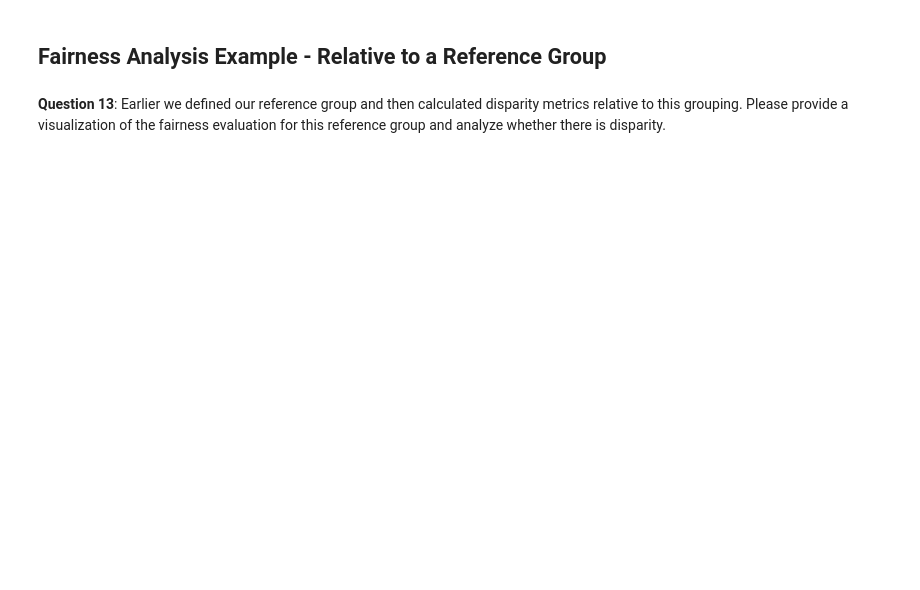
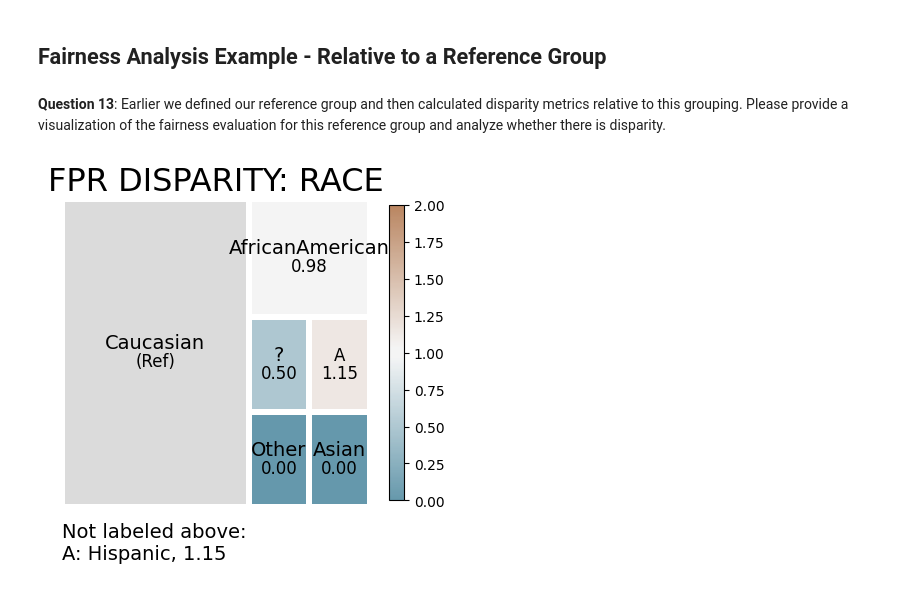
Before and after one commit to nathan-standafer/cd0372-Applying-AI-to-EHR-Data, a Jupyter notebook: project/starter_code/student_project.ipynb, the cells around one changed output. Saved outputs shown, nothing was run; the diff lists cells and outputs as text; code cells hidden in the pictures; blank space fills up the shorter version.

```diff
--- a/project/starter_code/student_project.ipynb
+++ b/project/starter_code/student_project.ipynb
@@ -1010,3 +1032,6 @@ fdf = f.get_group_value_fairness(bdf)
 **Question 13**: Earlier we defined our reference group and then calculated disparity metrics relative to this grouping. Please provide a visualization of the fairness evaluation for this reference group and analyze whether there is disparity.
 # %%
 # Reference group fairness plot
+fpr_disparity = aqp.plot_disparity(bdf, group_metric='fpr_disparity', attribute_name='race')
+# %% [output]
+[figure, added]
```
Also changed, not shown: parts of 8 cells of this notebook.
